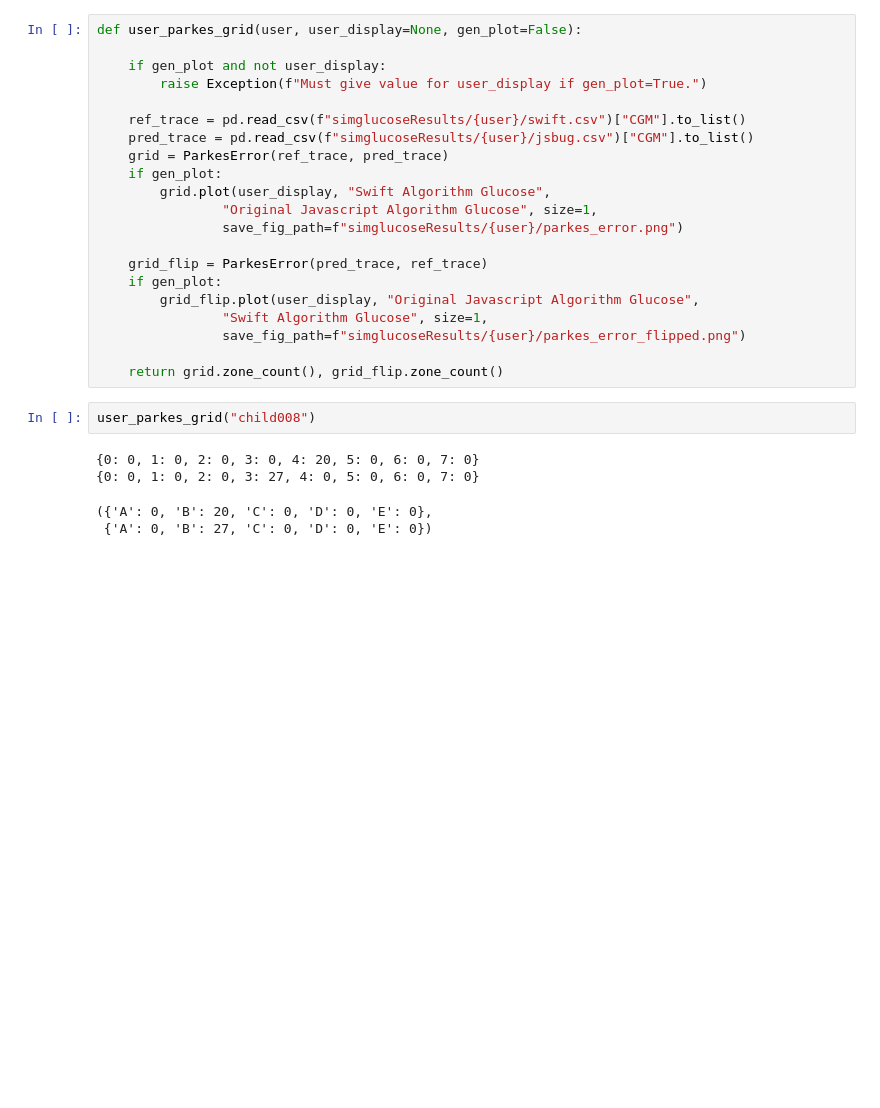
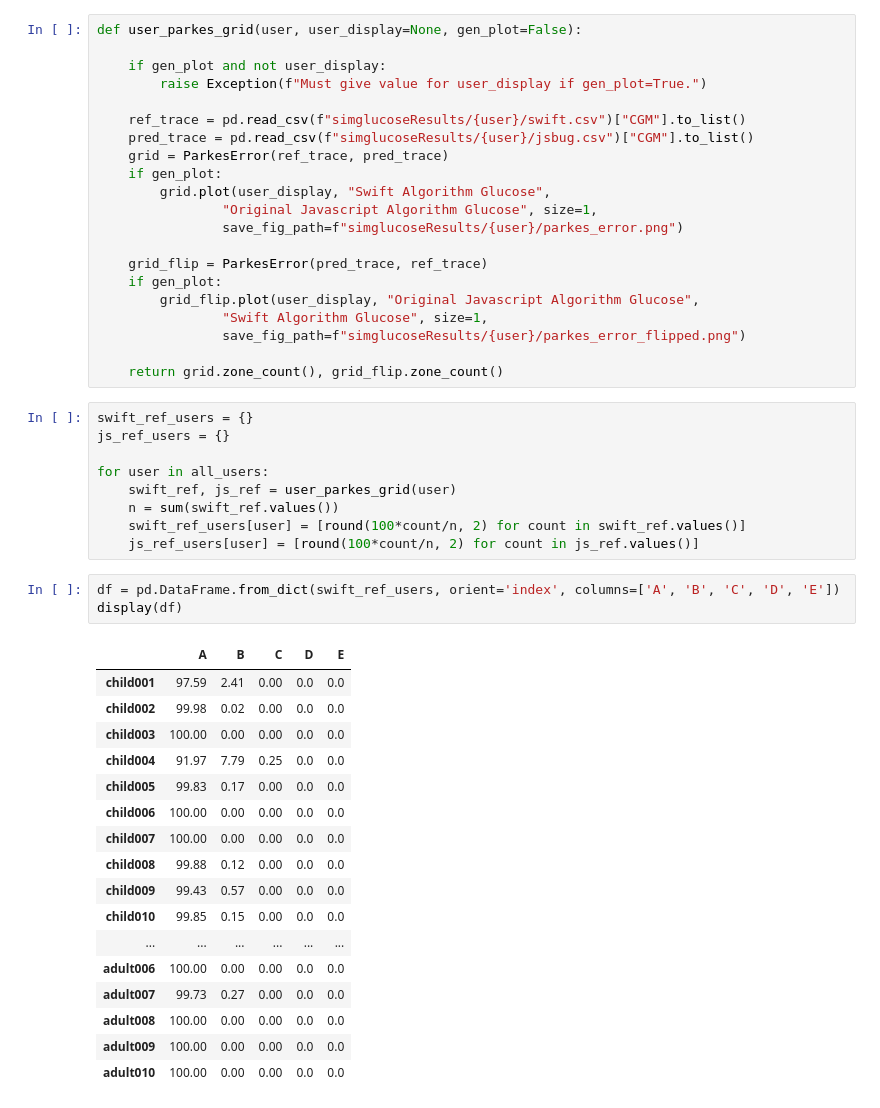
Before and after one commit to tscreven/AIDFramework, a Jupyter notebook: in_silico_simulation_analysis.ipynb, the cells around one changed output. Cells and saved outputs as stored; diff of their text form; blank space fills up the shorter version.

```diff
--- a/in_silico_simulation_analysis.ipynb
+++ b/in_silico_simulation_analysis.ipynb
@@ -275,10 +275,33 @@ def user_parkes_grid(user, user_display=None, gen_plot=False):
                 save_fig_path=f"simglucoseResults/{user}/parkes_error_flipped.png")
 
     return grid.zone_count(), grid_flip.zone_count()
-# %%
-user_parkes_grid("child008")
-# %% [output]
-{0: 0, 1: 0, 2: 0, 3: 0, 4: 20, 5: 0, 6: 0, 7: 0}
-{0: 0, 1: 0, 2: 0, 3: 27, 4: 0, 5: 0, 6: 0, 7: 0}
-({'A': 0, 'B': 20, 'C': 0, 'D': 0, 'E': 0},
- {'A': 0, 'B': 27, 'C': 0, 'D': 0, 'E': 0})
+# %%
+swift_ref_users = {}
+js_ref_users = {}
+
+for user in all_users:
+    swift_ref, js_ref = user_parkes_grid(user)
+    n = sum(swift_ref.values())
+    swift_ref_users[user] = [round(100*count/n, 2) for count in swift_ref.values()]
+    js_ref_users[user] = [round(100*count/n, 2) for count in js_ref.values()]
+# %%
+df = pd.DataFrame.from_dict(swift_ref_users, orient='index', columns=['A', 'B', 'C', 'D', 'E'])
+display(df)
+# %% [output]
+|  | A | B | C | D | E |
+| child001 | 97.59 | 2.41 | 0.00 | 0.0 | 0.0 |
+| child002 | 99.98 | 0.02 | 0.00 | 0.0 | 0.0 |
+| child003 | 100.00 | 0.00 | 0.00 | 0.0 | 0.0 |
+| child004 | 91.97 | 7.79 | 0.25 | 0.0 | 0.0 |
+| child005 | 99.83 | 0.17 | 0.00 | 0.0 | 0.0 |
+| child006 | 100.00 | 0.00 | 0.00 | 0.0 | 0.0 |
+| child007 | 100.00 | 0.00 | 0.00 | 0.0 | 0.0 |
+| child008 | 99.88 | 0.12 | 0.00 | 0.0 | 0.0 |
+| child009 | 99.43 | 0.57 | 0.00 | 0.0 | 0.0 |
+| child010 | 99.85 | 0.15 | 0.00 | 0.0 | 0.0 |
+| ... | ... | ... | ... | ... | ... |
+| adult006 | 100.00 | 0.00 | 0.00 | 0.0 | 0.0 |
+| adult007 | 99.73 | 0.27 | 0.00 | 0.0 | 0.0 |
+| adult008 | 100.00 | 0.00 | 0.00 | 0.0 | 0.0 |
+| adult009 | 100.00 | 0.00 | 0.00 | 0.0 | 0.0 |
+| adult010 | 100.00 | 0.00 | 0.00 | 0.0 | 0.0 |
```
Also changed, not shown: parts of 1 cell of this notebook.
